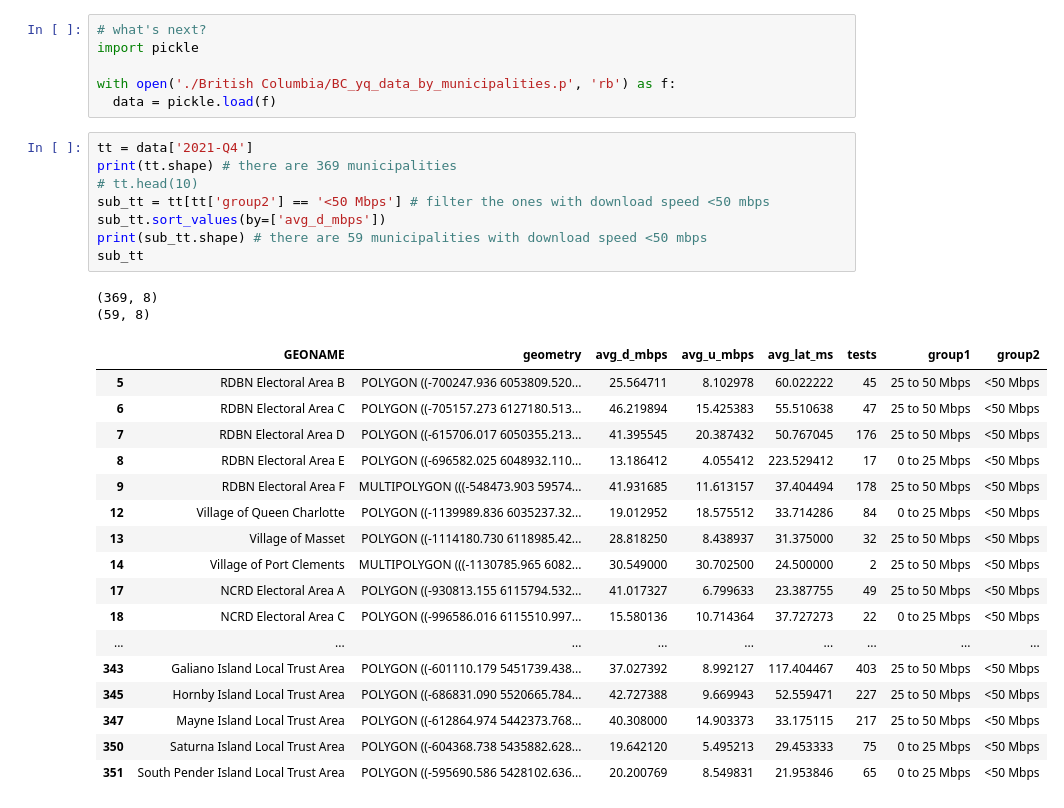
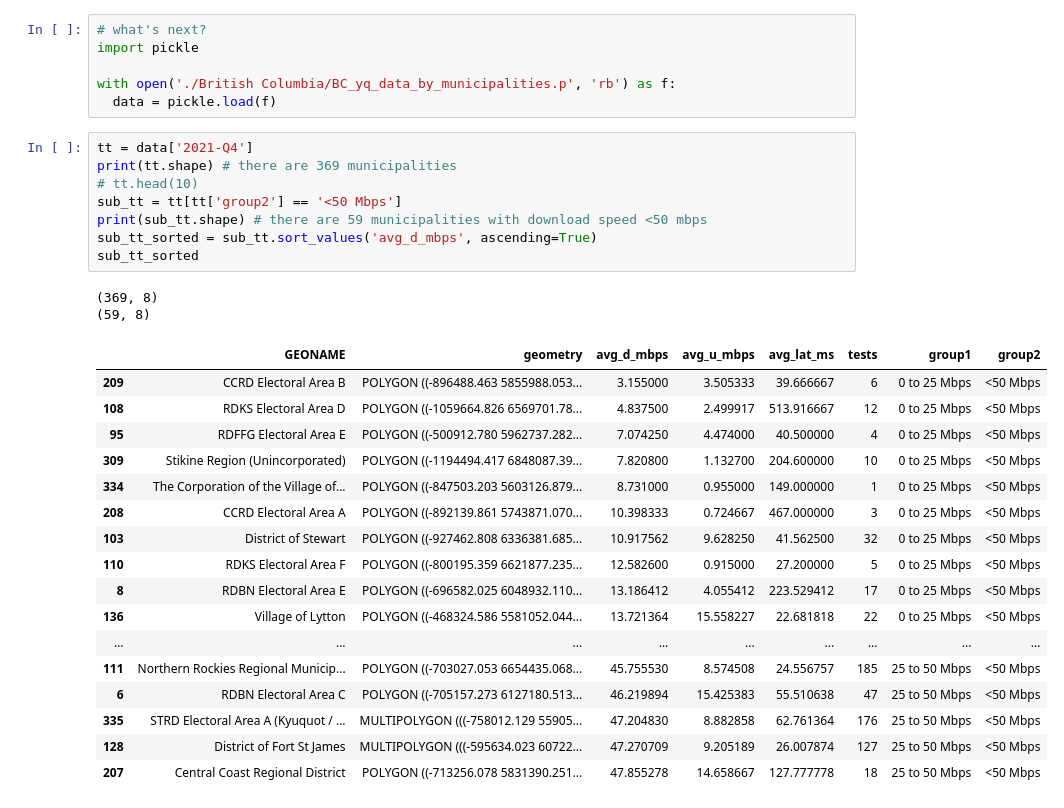
Before and after one commit to rennydoig/ssc22-case-comp, a Jupyter notebook: sonny_dir/B12_BC_Municipalities.ipynb, the cells around one changed output. Drawn from its saved outputs; the diff is of its cells as text.

```diff
--- a/sonny_dir/B12_BC_Municipalities.ipynb
+++ b/sonny_dir/B12_BC_Municipalities.ipynb
@@ -179,28 +179,28 @@ with open('./British Columbia/BC_yq_data_by_municipalities.p', 'rb') as f:
 # %%
 tt = data['2021-Q4']
 print(tt.shape) # there are 369 municipalities
 # tt.head(10)
-sub_tt = tt[tt['group2'] == '<50 Mbps'] # filter the ones with download speed <50 mbps
-sub_tt.sort_values(by=['avg_d_mbps'])
+sub_tt = tt[tt['group2'] == '<50 Mbps']
 print(sub_tt.shape) # there are 59 municipalities with download speed <50 mbps
-sub_tt
+sub_tt_sorted = sub_tt.sort_values('avg_d_mbps', ascending=True)
+sub_tt_sorted
 # %% [output]
 (369, 8)
 (59, 8)
 |  | GEONAME | geometry | avg_d_mbps | avg_u_mbps | avg_lat_ms | tests | group1 | group2 |
-| 5 | RDBN Electoral Area B | POLYGON ((-700247.936 6053809.520... | 25.564711 | 8.102978 | 60.022222 | 45 | 25 to 50 Mbps | <50 Mbps |
+| 209 | CCRD Electoral Area B | POLYGON ((-896488.463 5855988.053... | 3.155000 | 3.505333 | 39.666667 | 6 | 0 to 25 Mbps | <50 Mbps |
+| 108 | RDKS Electoral Area D | POLYGON ((-1059664.826 6569701.78... | 4.837500 | 2.499917 | 513.916667 | 12 | 0 to 25 Mbps | <50 Mbps |
+| 95 | RDFFG Electoral Area E | POLYGON ((-500912.780 5962737.282... | 7.074250 | 4.474000 | 40.500000 | 4 | 0 to 25 Mbps | <50 Mbps |
+| 309 | Stikine Region (Unincorporated) | POLYGON ((-1194494.417 6848087.39... | 7.820800 | 1.132700 | 204.600000 | 10 | 0 to 25 Mbps | <50 Mbps |
+| 334 | The Corporation of the Village of... | POLYGON ((-847503.203 5603126.879... | 8.731000 | 0.955000 | 149.000000 | 1 | 0 to 25 Mbps | <50 Mbps |
+| 208 | CCRD Electoral Area A | POLYGON ((-892139.861 5743871.070... | 10.398333 | 0.724667 | 467.000000 | 3 | 0 to 25 Mbps | <50 Mbps |
+| 103 | District of Stewart | POLYGON ((-927462.808 6336381.685... | 10.917562 | 9.628250 | 41.562500 | 32 | 0 to 25 Mbps | <50 Mbps |
+| 110 | RDKS Electoral Area F | POLYGON ((-800195.359 6621877.235... | 12.582600 | 0.915000 | 27.200000 | 5 | 0 to 25 Mbps | <50 Mbps |
+| 8 | RDBN Electoral Area E | POLYGON ((-696582.025 6048932.110... | 13.186412 | 4.055412 | 223.529412 | 17 | 0 to 25 Mbps | <50 Mbps |
+| 136 | Village of Lytton | POLYGON ((-468324.586 5581052.044... | 13.721364 | 15.558227 | 22.681818 | 22 | 0 to 25 Mbps | <50 Mbps |
+| ... | ... | ... | ... | ... | ... | ... | ... | ... |
+| 111 | Northern Rockies Regional Municip... | POLYGON ((-703027.053 6654435.068... | 45.755530 | 8.574508 | 24.556757 | 185 | 25 to 50 Mbps | <50 Mbps |
 | 6 | RDBN Electoral Area C | POLYGON ((-705157.273 6127180.513... | 46.219894 | 15.425383 | 55.510638 | 47 | 25 to 50 Mbps | <50 Mbps |
-| 7 | RDBN Electoral Area D | POLYGON ((-615706.017 6050355.213... | 41.395545 | 20.387432 | 50.767045 | 176 | 25 to 50 Mbps | <50 Mbps |
-| 8 | RDBN Electoral Area E | POLYGON ((-696582.025 6048932.110... | 13.186412 | 4.055412 | 223.529412 | 17 | 0 to 25 Mbps | <50 Mbps |
-| 9 | RDBN Electoral Area F | MULTIPOLYGON (((-548473.903 59574... | 41.931685 | 11.613157 | 37.404494 | 178 | 25 to 50 Mbps | <50 Mbps |
-| 12 | Village of Queen Charlotte | POLYGON ((-1139989.836 6035237.32... | 19.012952 | 18.575512 | 33.714286 | 84 | 0 to 25 Mbps | <50 Mbps |
-| 13 | Village of Masset | POLYGON ((-1114180.730 6118985.42... | 28.818250 | 8.438937 | 31.375000 | 32 | 25 to 50 Mbps | <50 Mbps |
-| 14 | Village of Port Clements | MULTIPOLYGON (((-1130785.965 6082... | 30.549000 | 30.702500 | 24.500000 | 2 | 25 to 50 Mbps | <50 Mbps |
-| 17 | NCRD Electoral Area A | POLYGON ((-930813.155 6115794.532... | 41.017327 | 6.799633 | 23.387755 | 49 | 25 to 50 Mbps | <50 Mbps |
-| 18 | NCRD Electoral Area C | POLYGON ((-996586.016 6115510.997... | 15.580136 | 10.714364 | 37.727273 | 22 | 0 to 25 Mbps | <50 Mbps |
-| ... | ... | ... | ... | ... | ... | ... | ... | ... |
-| 343 | Galiano Island Local Trust Area | POLYGON ((-601110.179 5451739.438... | 37.027392 | 8.992127 | 117.404467 | 403 | 25 to 50 Mbps | <50 Mbps |
-| 345 | Hornby Island Local Trust Area | POLYGON ((-686831.090 5520665.784... | 42.727388 | 9.669943 | 52.559471 | 227 | 25 to 50 Mbps | <50 Mbps |
-| 347 | Mayne Island Local Trust Area | POLYGON ((-612864.974 5442373.768... | 40.308000 | 14.903373 | 33.175115 | 217 | 25 to 50 Mbps | <50 Mbps |
-| 350 | Saturna Island Local Trust Area | POLYGON ((-604368.738 5435882.628... | 19.642120 | 5.495213 | 29.453333 | 75 | 0 to 25 Mbps | <50 Mbps |
-| 351 | South Pender Island Local Trust Area | POLYGON ((-595690.586 5428102.636... | 20.200769 | 8.549831 | 21.953846 | 65 | 0 to 25 Mbps | <50 Mbps |
+| 335 | STRD Electoral Area A (Kyuquot / ... | MULTIPOLYGON (((-758012.129 55905... | 47.204830 | 8.882858 | 62.761364 | 176 | 25 to 50 Mbps | <50 Mbps |
+| 128 | District of Fort St James | MULTIPOLYGON (((-595634.023 60722... | 47.270709 | 9.205189 | 26.007874 | 127 | 25 to 50 Mbps | <50 Mbps |
+| 207 | Central Coast Regional District | POLYGON ((-713256.078 5831390.251... | 47.855278 | 14.658667 | 127.777778 | 18 | 25 to 50 Mbps | <50 Mbps |
```
